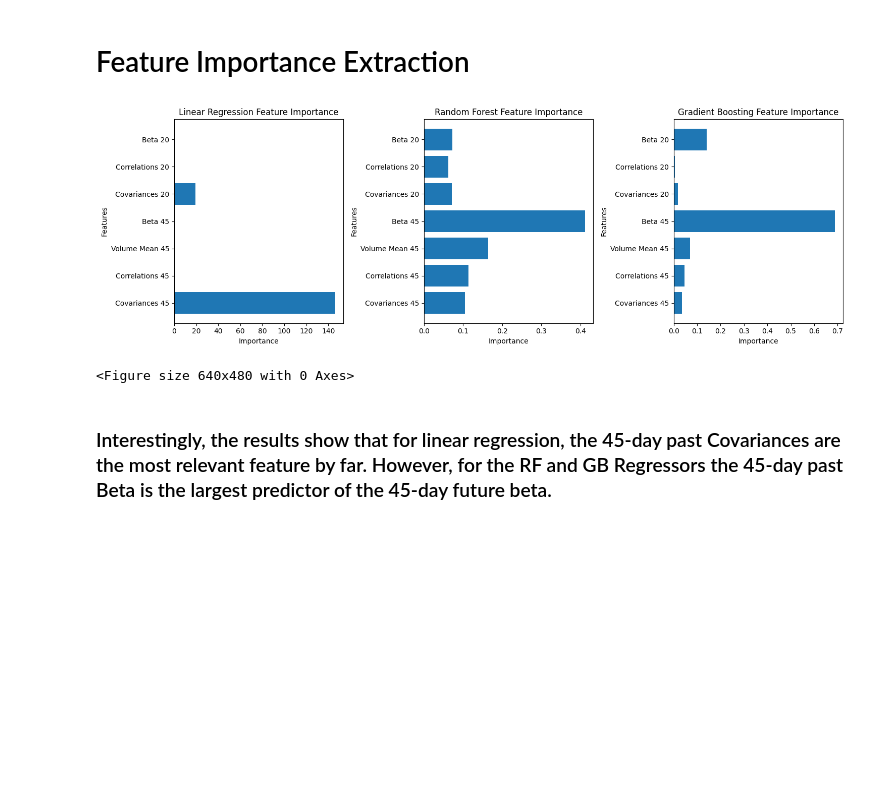
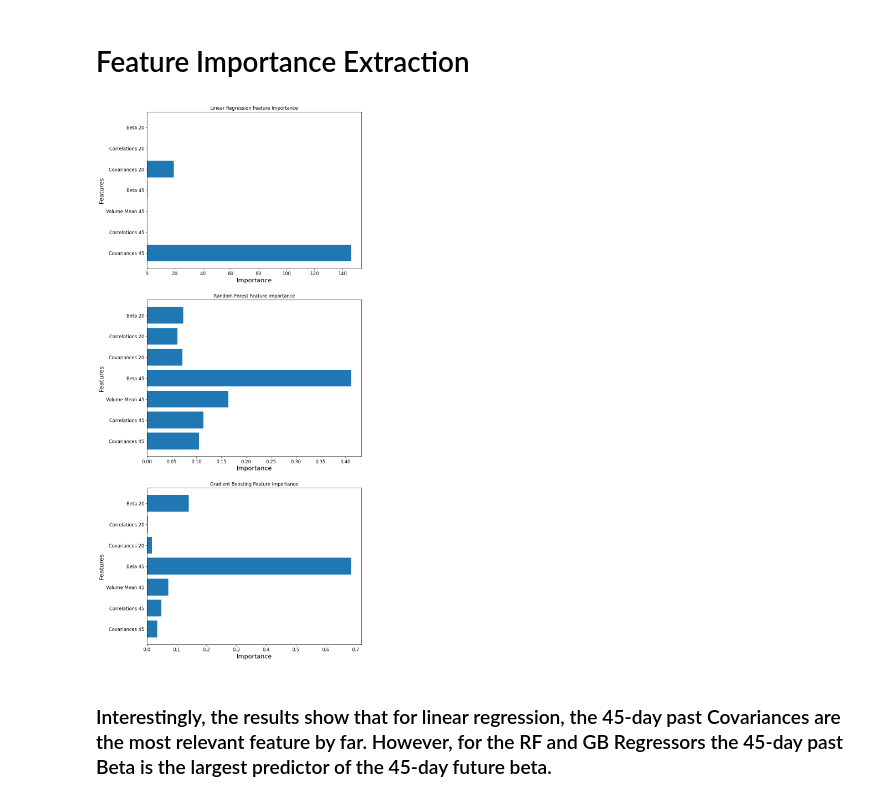
Before and after one commit to albertonavaa/Selected-Projects, a Jupyter notebook: Beta_prediction.ipynb, the cells around one changed output. Saved outputs shown, nothing was run; the diff lists cells and outputs as text; code cells hidden in the pictures; blank space fills up the shorter version.

```diff
--- a/Beta_prediction.ipynb
+++ b/Beta_prediction.ipynb
@@ -326,8 +326,15 @@ results_df2['1 - RMSE/STD'] = 1 - results_df2['RMSE']/df_preprocessed['Beta 45']
 results_df2.drop(columns=['RMSE'], inplace=True)
 results_df2 = results_df2.iloc[1:,:]
 
+# Update rcParams for font sizes
+plt.rcParams.update({
+    'axes.labelsize': 16,  # Font size for x and y labels
+    'xtick.labelsize': 12,  # Font size for x-axis tick labels
+    'ytick.labelsize': 12   # Font size for y-axis tick labels
+})
+
 # Plot Results
-plt.rc('legend',fontsize=20) # using a size in points
+plt.rc('legend',fontsize=20)
 fig, ax = plt.subplots(figsize=(10, 5))
 results_df2.plot(kind='bar', figsize=(12, 8), fontsize=16, ax=ax)
 fig.savefig('Beta_Model_eval.jpg', dpi=300)
@@ -338,33 +345,29 @@ fig.savefig('Beta_Model_eval.jpg', dpi=300)
 # %%
 # Now we extract the feature importance or coefficients
 importance = {}
 
 # For Linear Regression, use the absolute value of the coefficients
 importance['Linear Regression'] = np.abs(models['Linear Regression'].coef_)
 
 # For Random Forest and Gradient Boosting, use the feature_importances_ attribute
 importance['Random Forest'] = models['Random Forest'].feature_importances_
 importance['Gradient Boosting'] = models['Gradient Boosting'].feature_importances_
 
 
 # Extract features
 features = X.columns
 
 # Plot feature importance for each model in a bar plot
-plt.figure(figsize=(15, 5))
+fig, ax = plt.subplots(3,1,figsize=(10, 25))
 
 for i, (name, imp) in enumerate(importance.items(), start=1):
-    plt.subplot(1, 3, i)
-    plt.barh(features, imp)
-    plt.title(f'{name} Feature Importance')
-    plt.xlabel('Importance')
-    plt.ylabel('Features')
+    ax[i-1].barh(features, imp)
+    ax[i-1].set_title(f'{name} Feature Importance')
+    ax[i-1].set_xlabel('Importance')
+    ax[i-1].set_ylabel('Features')
 
-plt.tight_layout()
-plt.show()
-plt.savefig('Beta_Feature_imp.jpg', dpi=300)
+fig.savefig('Beta_Feature_imp.jpg', dpi=300)
 # %% [output]
-[figure, old version]
+[figure, new version]
-<Figure size 640x480 with 0 Axes>
 # %% [markdown]
 ### Interestingly, the results show that for linear regression, the 45-day past Covariances are the most relevant feature by far. However, for the RF and GB Regressors the 45-day past Beta is the largest predictor of the 45-day future beta.
```
Also changed, not shown: parts of 7 cells of this notebook.
